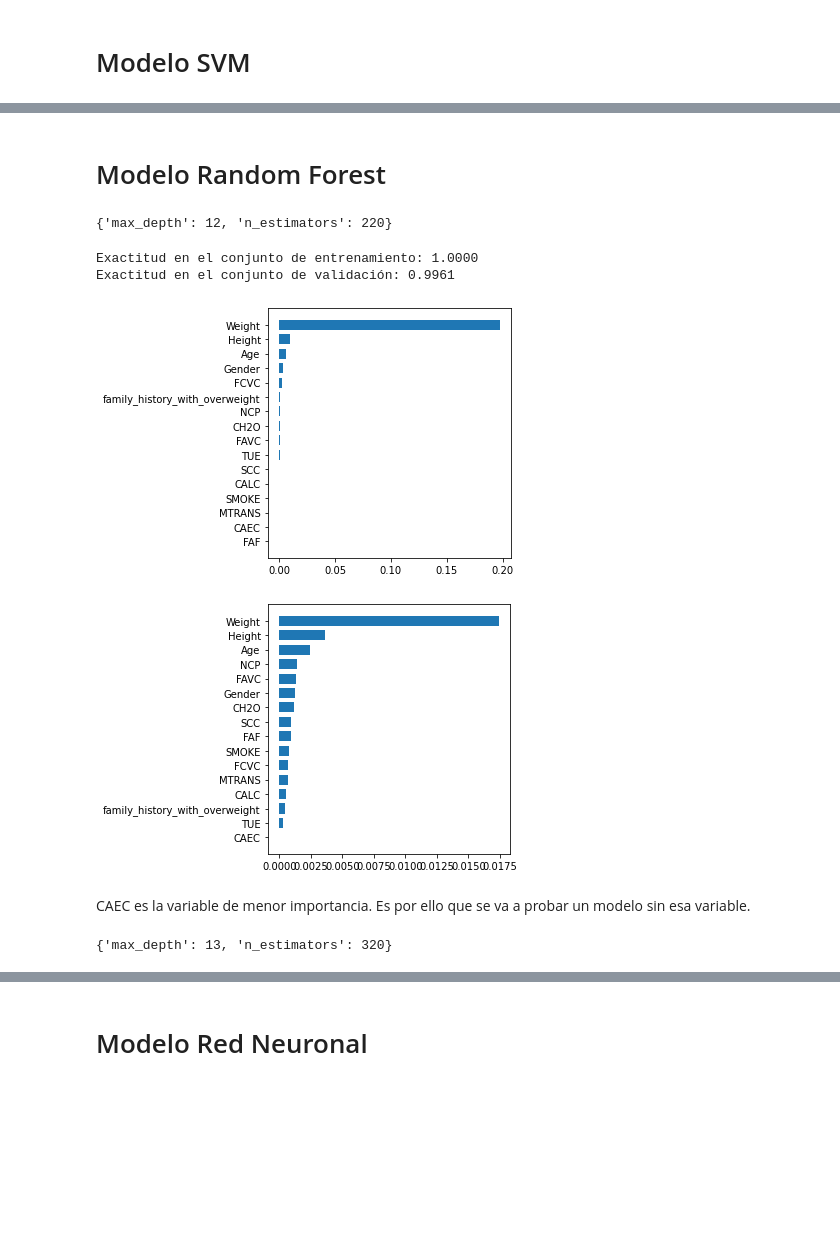
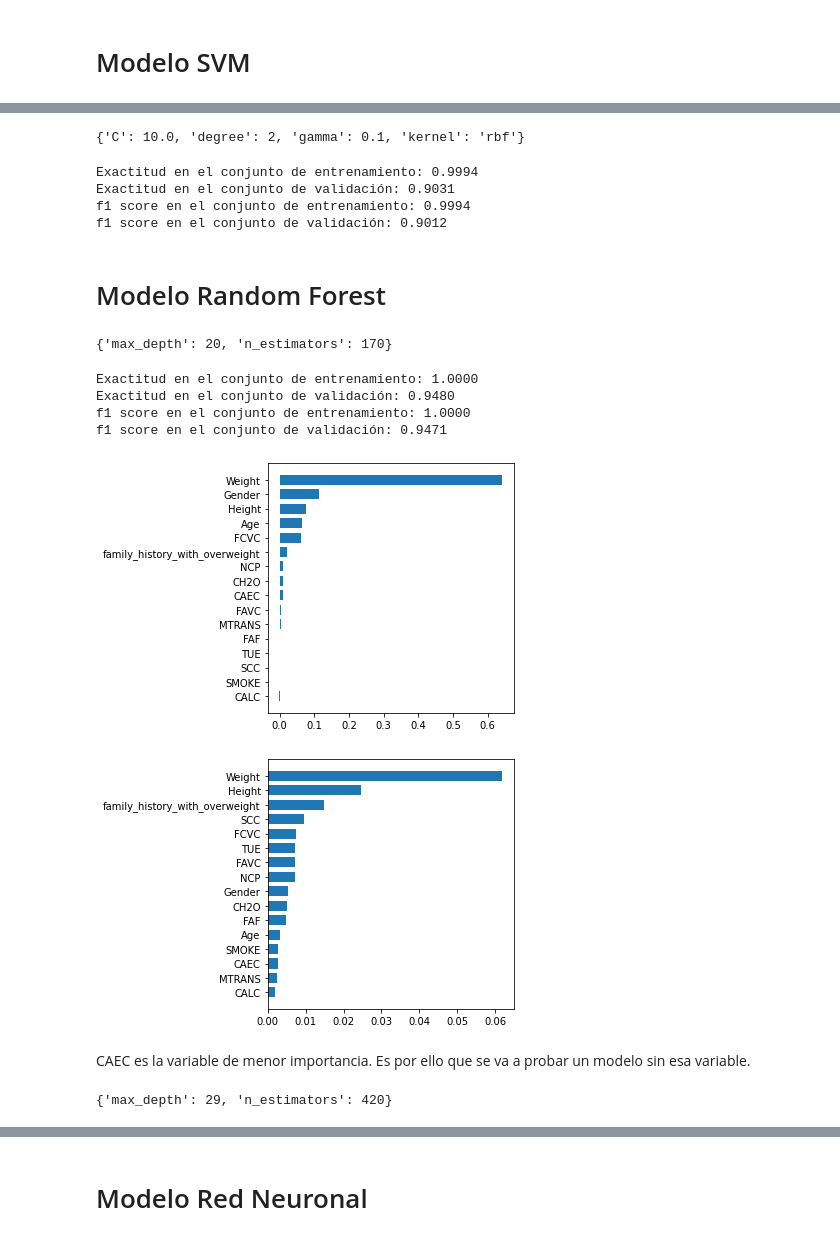
Before and after one commit to RodrigoAcev/OBESITY_LEVELS, a Jupyter notebook: No PCA, Modelos Clasicos , Redes Neuronales, Voting, Stacking.ipynb, the cells around one changed output, grey strips where cells are left out. Saved outputs shown, nothing was run; the diff lists cells and outputs as text; code cells hidden in the pictures; blank space fills up the shorter version.

```diff
--- a/No PCA, Modelos Clasicos , Redes Neuronales, Voting, Stacking.ipynb
+++ b/No PCA, Modelos Clasicos , Redes Neuronales, Voting, Stacking.ipynb
@@ -127,0 +181,15 @@ Exactitud en el conjunto de validación: 0.9984
+# %%
+params_dict = {'C': np.logspace(-2,2,9),
+               'gamma': np.logspace(-4,4,9),
+               'kernel':['rbf'],
+               'degree':[2,3,4,5]}
+SVC_model4 = SVC(probability=True)
+random_SVC4 = RandomizedSearchCV(SVC_model4,
+                               params_dict,
+                               scoring='f1_macro',
+                               cv=10,
+                               n_iter=20,
+                               n_jobs=-1,
+                               random_state=42)
+random_SVC4.fit(X_train_norm,y_train_norm)
+random_SVC4.best_params_
@@ -128,3 +208,30 @@ Exactitud en el conjunto de validación: 0.9984
+# %%
+params_dict = {'C': np.logspace(-2,2,9),
+               'gamma': np.logspace(-4,4,9),
+               'kernel':['rbf'],
+               'degree':[2,3,4,5]}
+SVC_model5 = SVC(probability=True)
+random_SVC5 = RandomizedSearchCV(SVC_model5,
+                               params_dict,
+                               scoring='f1_macro',
+                               cv=10,
+                               n_iter=20,
+                               n_jobs=-1,
+                               random_state=42)
+random_SVC5.fit(X_train_norm,y_train_norm)
+random_SVC5.best_params_
+# %% [output]
+{'C': 10.0, 'degree': 2, 'gamma': 0.1, 'kernel': 'rbf'}
+# %%
+print ('Exactitud en el conjunto de entrenamiento: %0.4f' % random_SVC5.best_estimator_.score(X_train_norm,y_train_norm))
+print ('Exactitud en el conjunto de validación: %0.4f' % random_SVC5.best_estimator_.score(X_test_norm,y_test_norm))
+print ('f1 score en el conjunto de entrenamiento: %0.4f' % f1_score(y_train_norm, random_SVC5.best_estimator_.predict(X_train_norm), average='macro'))
+print ('f1 score en el conjunto de validación: %0.4f' % f1_score(y_test_norm, random_SVC5.best_estimator_.predict(X_test_norm), average='macro'))
+# %% [output]
+Exactitud en el conjunto de entrenamiento: 0.9994
+Exactitud en el conjunto de validación: 0.9031
+f1 score en el conjunto de entrenamiento: 0.9994
+f1 score en el conjunto de validación: 0.9012
 # %% [markdown]
 # Modelo Random Forest
 # %%
@@ -132,36 +239,43 @@ from sklearn.ensemble import RandomForestClassifier
 from sklearn.model_selection import GridSearchCV, RandomizedSearchCV
 from sklearn.metrics import roc_auc_score
 params_dict = {'n_estimators':np.arange(20,801,50),
-            'max_depth': np.arange(3,16)}
+            'max_depth': np.arange(3,30)}
 rf_model = RandomForestClassifier(max_features='sqrt', #n_estimators= 21, max_depth=15, max_features='sqrt',
                                   class_weight="balanced", oob_score=True)
 random_cv = RandomizedSearchCV(rf_model,
                                params_dict,
                                scoring='f1_macro',
                                cv=10,
-                               n_iter=10,
+                               n_iter=20,
                                n_jobs=-1,
                                random_state=42)
 random_cv.fit(X_train_norm, y_train_norm)
 random_cv.best_params_
 # %% [output]
-{'max_depth': 12, 'n_estimators': 220}
+{'max_depth': 20, 'n_estimators': 170}
 # %%
-print ('Exactitud en el conjunto de entrenamiento: %0.4f' % roc_auc_score(y_train_norm, random_cv.best_estimator_.predict_proba(X_train_norm), multi_class='ovr'))
-print ('Exactitud en el conjunto de validación: %0.4f' % roc_auc_score(y_test_norm, random_cv.best_estimator_.predict_proba(X_test_norm), multi_class='ovr'))
+#print ('Exactitud en el conjunto de entrenamiento: %0.4f' % roc_auc_score(y_train_norm, random_cv.best_estimator_.predict_proba(X_train_norm), multi_class='ovr'))
+#print ('Exactitud en el conjunto de validación: %0.4f' % roc_auc_score(y_test_norm, random_cv.best_estimator_.predict_proba(X_test_norm), multi_class='ovr'))
+print ('Exactitud en el conjunto de entrenamiento: %0.4f' % random_cv.best_estimator_.score(X_train_norm,y_train_norm))
+print ('Exactitud en el conjunto de validación: %0.4f' % random_cv.best_estimator_.score(X_test_norm,y_test_norm))
+print ('f1 score en el conjunto de entrenamiento: %0.4f' % f1_score(y_train_norm, random_cv.best_estimator_.predict(X_train_norm), average='macro'))
+print ('f1 score en el conjunto de validación: %0.4f' % f1_score(y_test_norm, random_cv.best_estimator_.predict(X_test_norm), average='macro'))
 # %% [output]
 Exactitud en el conjunto de entrenamiento: 1.0000
-Exactitud en el conjunto de validación: 0.9961
+Exactitud en el conjunto de validación: 0.9480
+f1 score en el conjunto de entrenamiento: 1.0000
+f1 score en el conjunto de validación: 0.9471
 # %%
 #Implementation modified from https://github.com/parrt/random-forest-importances/blob/master/src/rfpimp.py#L284
+from sklearn.metrics import precision_score, f1_score, recall_score
 def custom_permutation_importance(random_forest, x, y):
-  baseline =  roc_auc_score(y, random_forest.predict_proba(x), multi_class='ovr')
+  baseline =  f1_score(y, random_forest.predict(x), average='macro')#roc_auc_score(y, random_forest.predict_proba(x), multi_class='ovr')
   x_copy = x.copy()
   importances = []
   for col in x_copy.columns:
       save = x_copy[col].copy()
       x_copy[col] = np.random.permutation(x_copy[col])
-      m = roc_auc_score(y, random_forest.predict_proba(x_copy), multi_class='ovr')
+      m = f1_score(y, random_forest.predict(x_copy), average='macro')#roc_auc_score(y, random_forest.predict_proba(x_copy), multi_class='ovr')
       x_copy[col] = save
       importances.append(baseline - m)
   importances = np.array(importances)
@@ -180,42 +294,42 @@ plt.barh(importances.names,
 fig = fig.tight_layout()
 plt.show()
 # %% [output]
-[figure, old version]
+[figure, new version]
 # %%
 #Implementation modified from https://github.com/parrt/random-forest-importances/blob/master/src/rfpimp.py#L292
 from sklearn.base import clone
 def custom_dropcol_importance(random_forest, x_train, y_train,x_test,y_test):
   random_forest_ = clone(random_forest)
   random_forest_.random_state = 999
   random_forest_.fit(x_train, y_train)
-  baseline = roc_auc_score(y_test, random_forest_.predict_proba(x_test), multi_class='ovr')
+  baseline = f1_score(y_test, random_forest_.predict(x_test), average='macro')#roc_auc_score(y_test, random_forest_.predict_proba(x_test), multi_class='ovr')
   importances = []
   for col in x_train.columns:
       x_train_without_column = x_train.drop(col, axis=1)
       x_test_without_column = x_test.drop(col, axis=1)
       random_forest_ = clone(random_forest)
       random_forest_.random_state = 999
       random_forest_.fit(x_train_without_column, y_train)
-      o = roc_auc_score(y_test, random_forest_.predict_proba(x_test_without_column), multi_class='ovr')
+      o = f1_score(y_test, random_forest_.predict(x_test_without_column), average='macro')#roc_auc_score(y_test, random_forest_.predict_proba(x_test_without_column), multi_class='ovr')
       importances.append(baseline - o)
   importances = np.array(importances)
 
   I = pd.DataFrame(data={"names": x_train.columns, "importances": importances})
   I = I.sort_values("importances", ascending=True)
 
   return I
 
 X_train_norm_df=pd.DataFrame(X_train_norm,columns=X_raw_num.columns)
 X_test_norm_df=pd.DataFrame(X_test_norm,columns=X_raw_num.columns)
 importances = custom_dropcol_importance(random_cv.best_estimator_,X_train_norm_df, y_train_norm, X_test_norm_df, y_test_norm)
 fig = plt.figure(figsize=(6, 4))
 plt.barh(importances.names,
         importances.importances.values,
         height=0.7)
 fig = fig.tight_layout()
 plt.show()
 # %% [output]
-[figure, old version]
+[figure, new version]
 # %% [markdown]
 CAEC es la variable de menor importancia. Es por ello que se va a probar un modelo sin esa variable.
 # %%
@@ -226,7 +340,7 @@ from sklearn.ensemble import RandomForestClassifier
 from sklearn.model_selection import GridSearchCV, RandomizedSearchCV
 from sklearn.metrics import roc_auc_score
 params_dict = {'n_estimators':np.arange(20,801,50),
-            'max_depth': np.arange(3,16)}
+            'max_depth': np.arange(3,30)}
 rf_model2 = RandomForestClassifier(max_features='sqrt', #n_estimators= 21, max_depth=15, max_features='sqrt',
                                   class_weight="balanced", oob_score=True)
 random_cv2 = RandomizedSearchCV(rf_model2,
@@ -239,5 +353,5 @@ random_cv2 = RandomizedSearchCV(rf_model2,
 random_cv2.fit(X_train_norm2, y_train_norm)
 random_cv2.best_params_
 # %% [output]
-{'max_depth': 13, 'n_estimators': 320}
+{'max_depth': 29, 'n_estimators': 420}
 # %%
```
Also changed, not shown: parts of 60 cells of this notebook.
